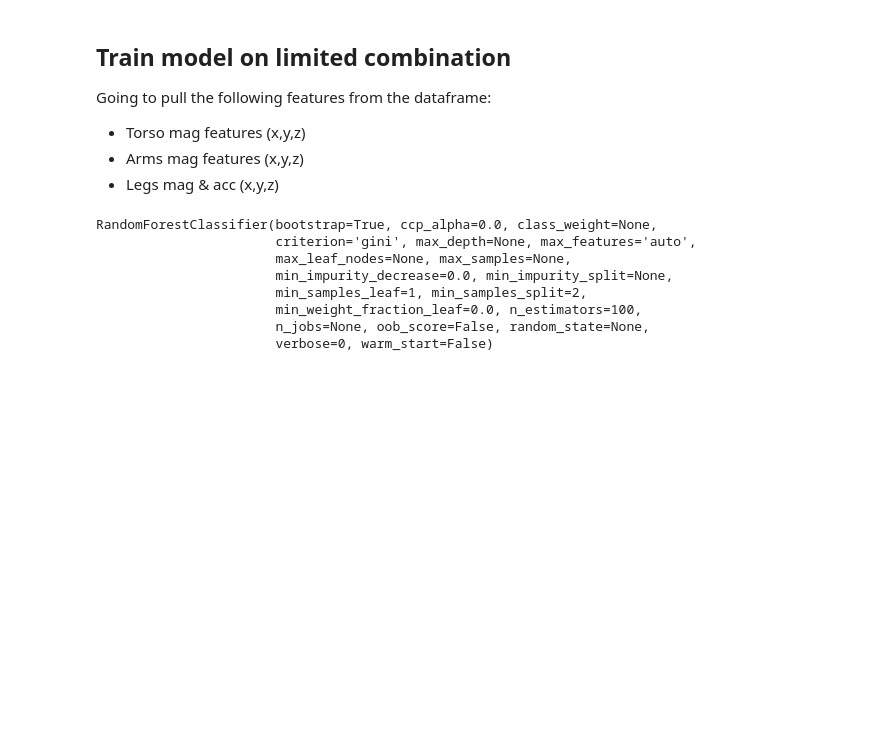
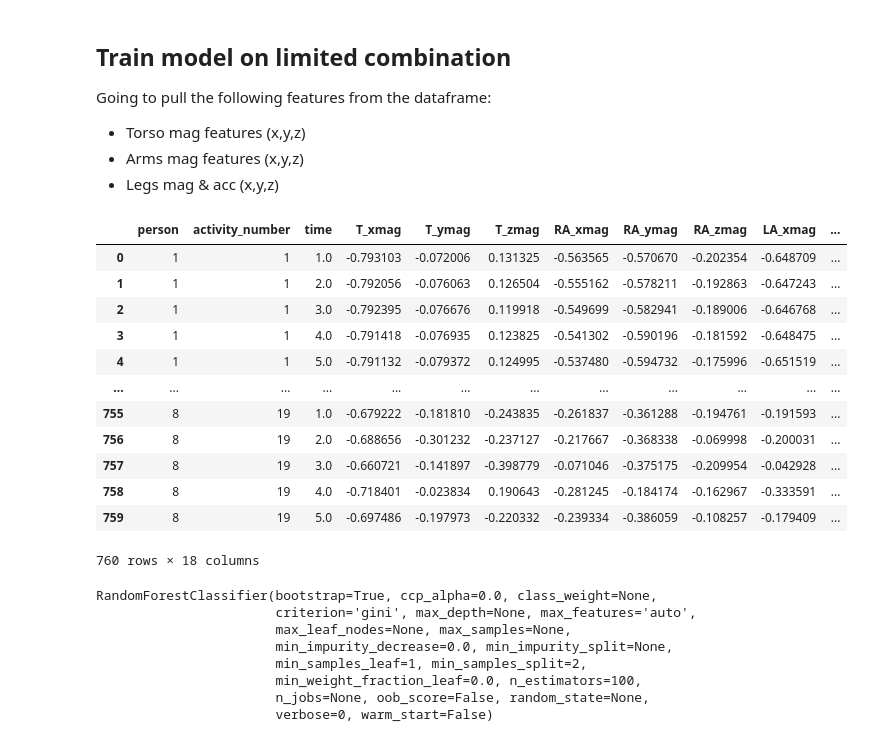
Before and after one commit to egitit/Predicitng_Activities_from_Motion_Data, a Jupyter notebook: feature_engineering/feature_importance_EDA.ipynb, the cells around one changed output. Drawn from its saved outputs; the diff is of its cells as text; code cells hidden in the pictures; blank space fills up the shorter version.

```diff
--- a/feature_engineering/feature_importance_EDA.ipynb
+++ b/feature_engineering/feature_importance_EDA.ipynb
@@ -174,6 +173,22 @@ drop_these = [
 ]
 # %%
 combo_df = df.drop(drop_these, axis=1)
+# %%
+combo_df
+# %% [output]
+|  | person | activity_number | time | T_xmag | T_ymag | T_zmag | RA_xmag | RA_ymag | RA_zmag | LA_xmag | ... |
+| 0 | 1 | 1 | 1.0 | -0.793103 | -0.072006 | 0.131325 | -0.563565 | -0.570670 | -0.202354 | -0.648709 | ... |
+| 1 | 1 | 1 | 2.0 | -0.792056 | -0.076063 | 0.126504 | -0.555162 | -0.578211 | -0.192863 | -0.647243 | ... |
+| 2 | 1 | 1 | 3.0 | -0.792395 | -0.076676 | 0.119918 | -0.549699 | -0.582941 | -0.189006 | -0.646768 | ... |
+| 3 | 1 | 1 | 4.0 | -0.791418 | -0.076935 | 0.123825 | -0.541302 | -0.590196 | -0.181592 | -0.648475 | ... |
+| 4 | 1 | 1 | 5.0 | -0.791132 | -0.079372 | 0.124995 | -0.537480 | -0.594732 | -0.175996 | -0.651519 | ... |
+| ... | ... | ... | ... | ... | ... | ... | ... | ... | ... | ... | ... |
+| 755 | 8 | 19 | 1.0 | -0.679222 | -0.181810 | -0.243835 | -0.261837 | -0.361288 | -0.194761 | -0.191593 | ... |
+| 756 | 8 | 19 | 2.0 | -0.688656 | -0.301232 | -0.237127 | -0.217667 | -0.368338 | -0.069998 | -0.200031 | ... |
+| 757 | 8 | 19 | 3.0 | -0.660721 | -0.141897 | -0.398779 | -0.071046 | -0.375175 | -0.209954 | -0.042928 | ... |
+| 758 | 8 | 19 | 4.0 | -0.718401 | -0.023834 | 0.190643 | -0.281245 | -0.184174 | -0.162967 | -0.333591 | ... |
+| 759 | 8 | 19 | 5.0 | -0.697486 | -0.197973 | -0.220332 | -0.239334 | -0.386059 | -0.108257 | -0.179409 | ... |
+760 rows × 18 columns
 # %%
 y = combo_df['activity_number']
 X = combo_df.drop('activity_number', axis=1)
```
Also changed, not shown: parts of 20 cells of this notebook, 8 other files.
